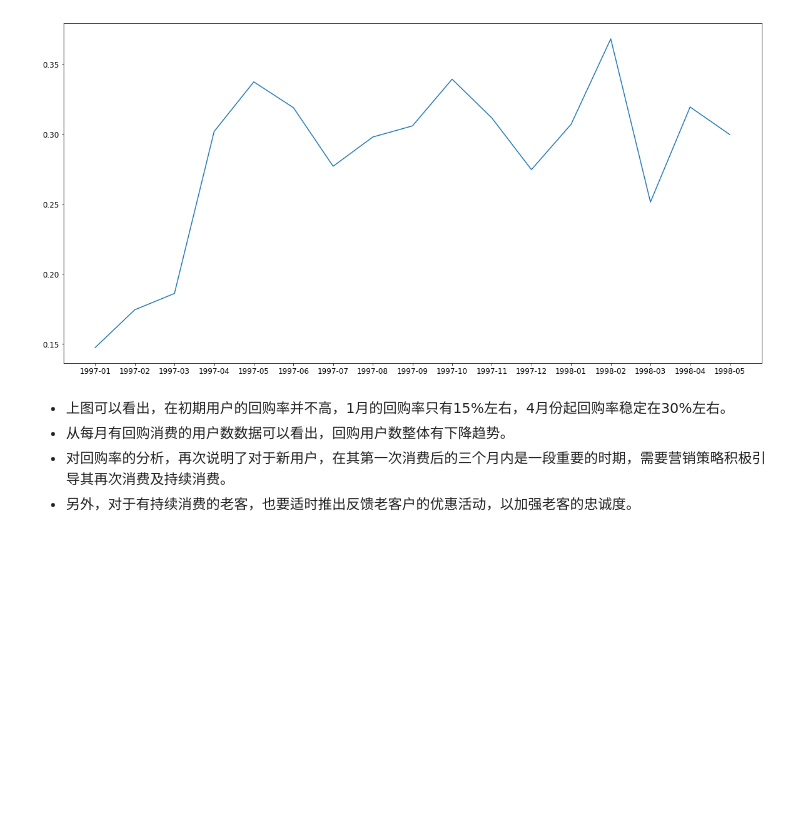
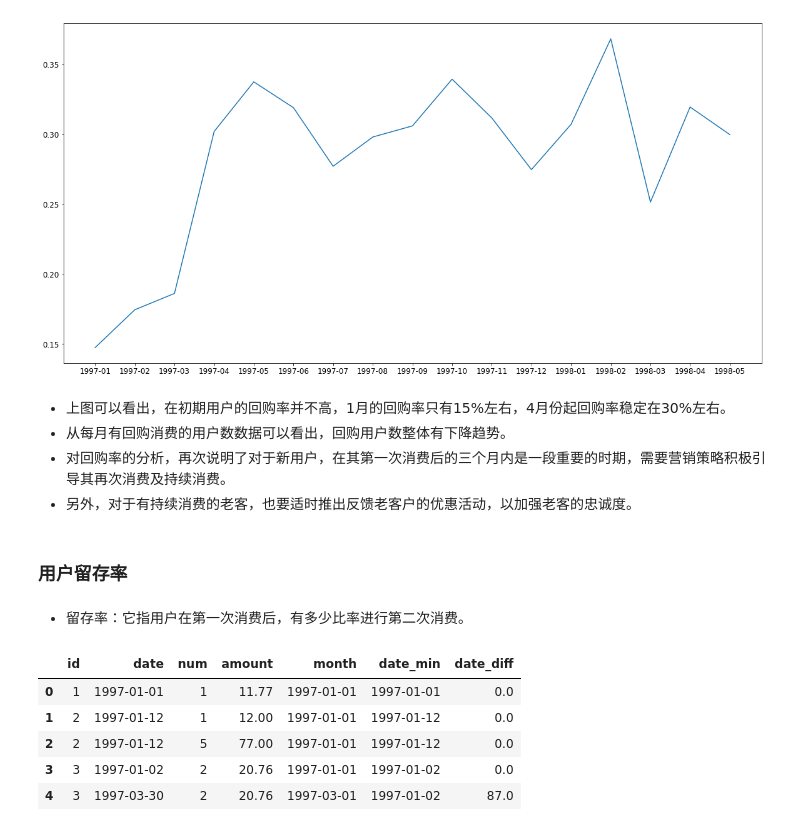
Before and after one commit to Hanryfeng/DataAnalysis, a Jupyter notebook: CDNOW.ipynb, the cells around one changed output. Drawn from its saved outputs; the diff is of its cells as text; code cells hidden in the pictures; blank space fills up the shorter version.

```diff
--- a/CDNOW.ipynb
+++ b/CDNOW.ipynb
@@ -607,3 +607,16 @@ plt.plot(df_purchase.month,df_purchase.purchase_rate)
 * 从每月有回购消费的用户数数据可以看出，回购用户数整体有下降趋势。
 * 对回购率的分析，再次说明了对于新用户，在其第一次消费后的三个月内是一段重要的时期，需要营销策略积极引导其再次消费及持续消费。
 * 另外，对于有持续消费的老客，也要适时推出反馈老客户的优惠活动，以加强老客的忠诚度。
+# %% [markdown]
+### 用户留存率
+# %% [markdown]
+* 留存率：它指用户在第一次消费后，有多少比率进行第二次消费。
+# %%
+first_back.head()
+# %% [output]
+|  | id | date | num | amount | month | date_min | date_diff |
+| 0 | 1 | 1997-01-01 | 1 | 11.77 | 1997-01-01 | 1997-01-01 | 0.0 |
+| 1 | 2 | 1997-01-12 | 1 | 12.00 | 1997-01-01 | 1997-01-12 | 0.0 |
+| 2 | 2 | 1997-01-12 | 5 | 77.00 | 1997-01-01 | 1997-01-12 | 0.0 |
+| 3 | 3 | 1997-01-02 | 2 | 20.76 | 1997-01-01 | 1997-01-02 | 0.0 |
+| 4 | 3 | 1997-03-30 | 2 | 20.76 | 1997-03-01 | 1997-01-02 | 87.0 |
```
Also changed, not shown: parts of 7 cells of this notebook.
